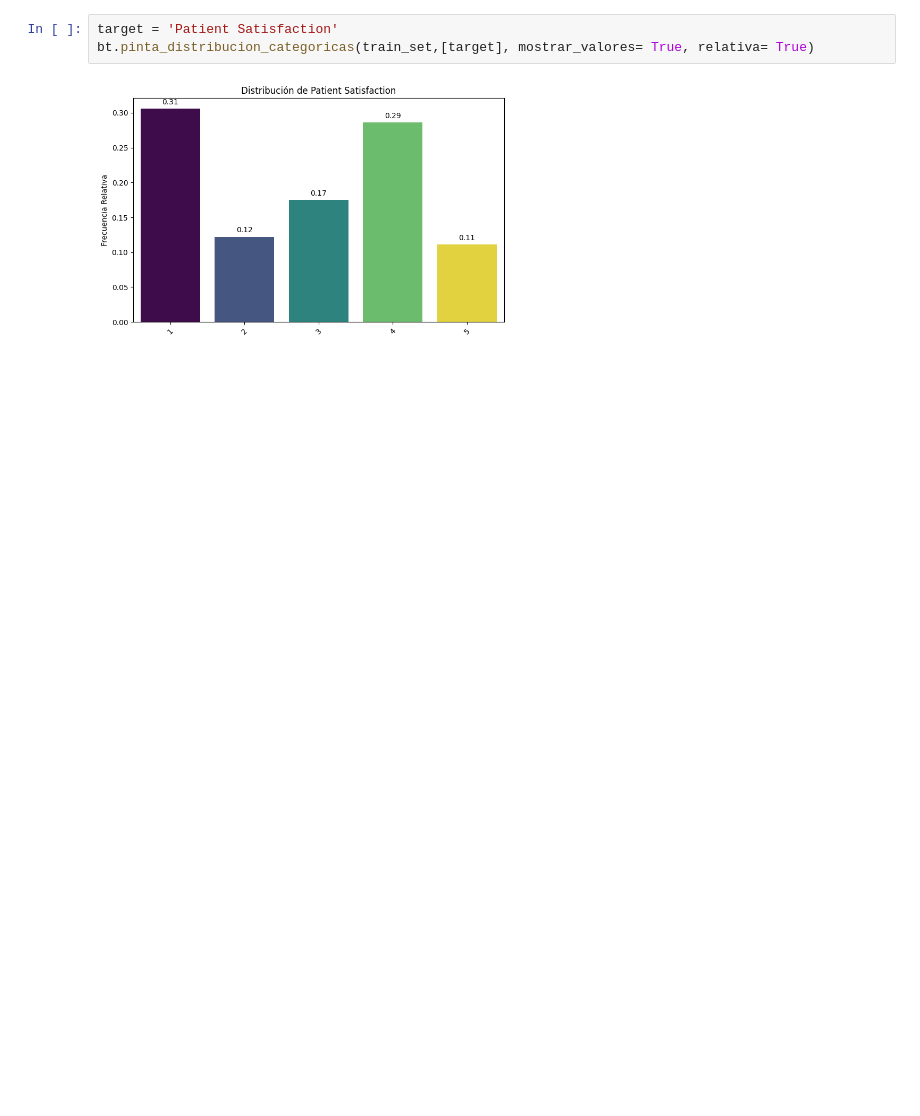
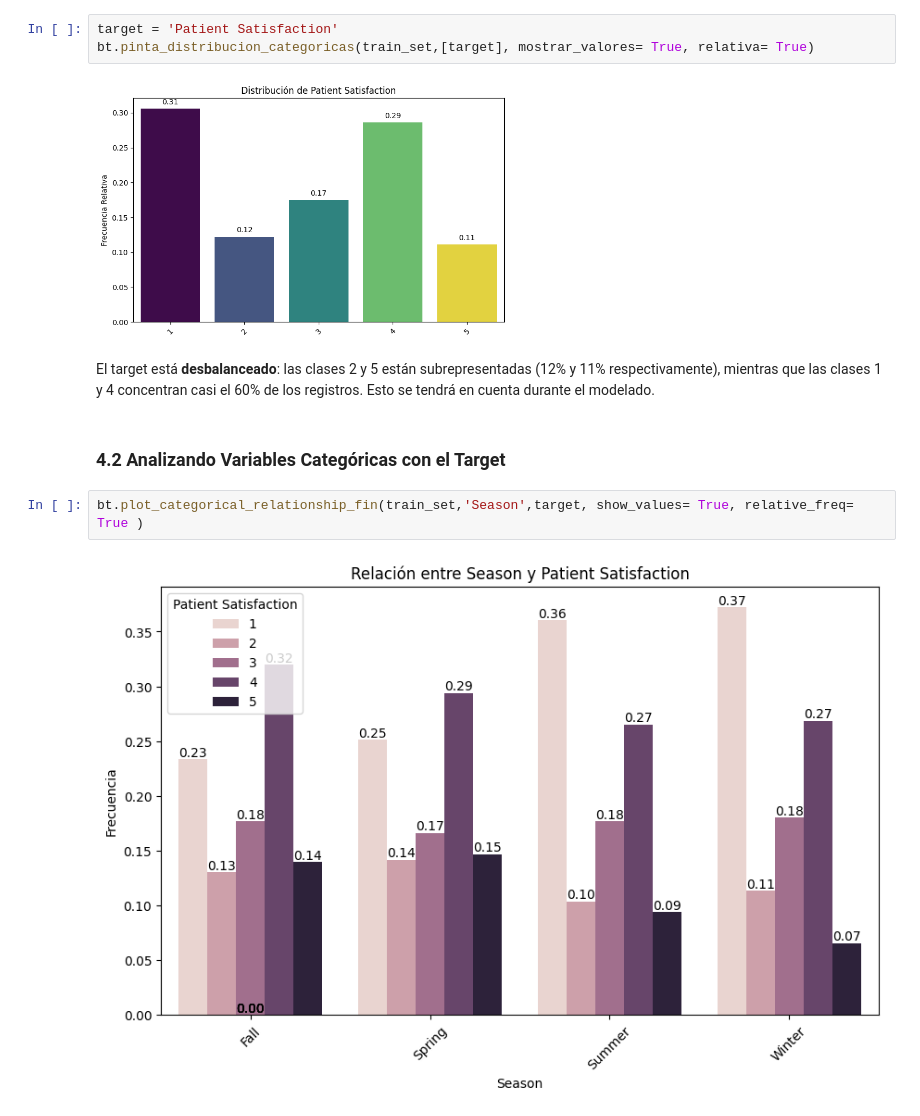
Before and after one commit to nadia0207/ML_Espera_Emergencia, a Jupyter notebook: notebooks/02_LimpiezaEDA.ipynb, the cells around one changed output. Saved outputs shown, nothing was run; the diff lists cells and outputs as text; blank space fills up the shorter version.

Commit message:
casi terminado el EDA, solo 2 preguntas a Alberto

```diff
--- a/notebooks/02_LimpiezaEDA.ipynb
+++ b/notebooks/02_LimpiezaEDA.ipynb
@@ -226,3 +226,12 @@ target = 'Patient Satisfaction'
 bt.pinta_distribucion_categoricas(train_set,[target], mostrar_valores= True, relativa= True)
 # %% [output]
 [figure]
+# %% [markdown]
+El target está **desbalanceado**: las clases 2 y 5 están subrepresentadas (12% y 11% respectivamente), mientras que las clases 1 y 4 concentran casi el 60% de los registros.
+Esto se tendrá en cuenta durante el modelado.
+# %% [markdown]
+### **4.2 Analizando Variables Categóricas con el Target**
+# %%
+bt.plot_categorical_relationship_fin(train_set,'Season',target, show_values= True, relative_freq= True )
+# %% [output]
+[figure, added]
```
Also changed, not shown: parts of 18 cells of this notebook.
